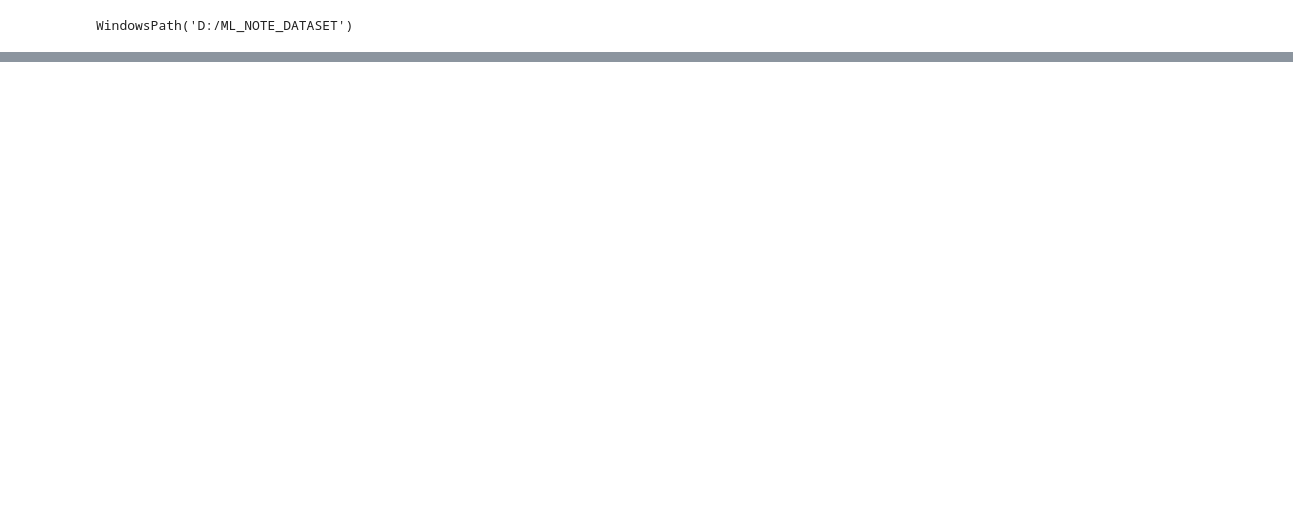
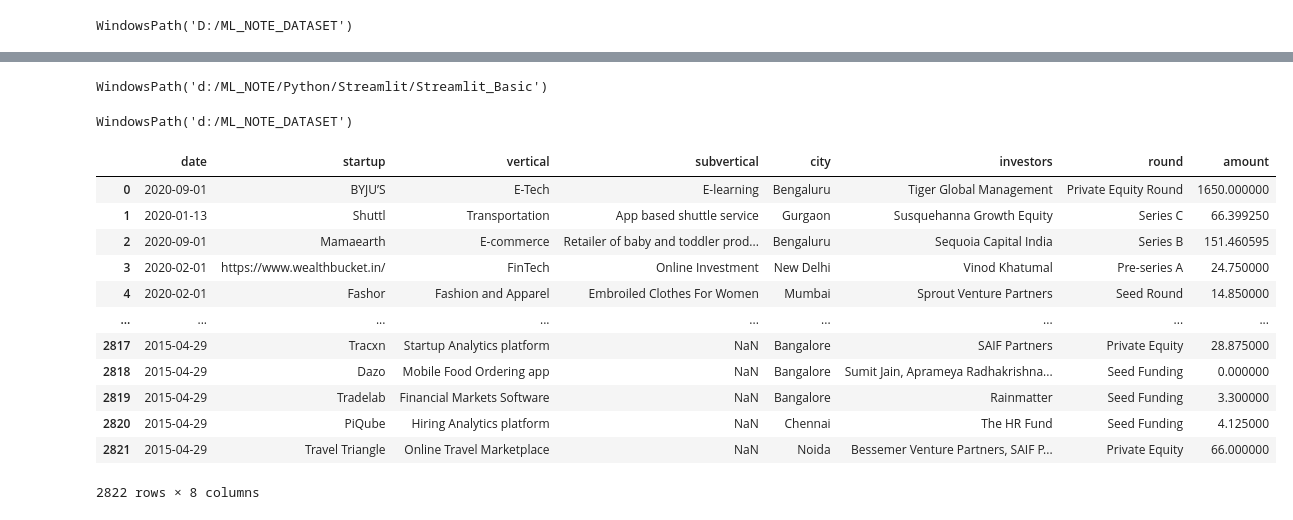
Before and after one commit to ndangol4873/ML_NOTE, a Jupyter notebook: Python/Streamlit/Streamlit_Basic/test.ipynb, the cells around one changed output, grey strips where cells are left out. Cells and saved outputs as stored; diff of their text form; code cells hidden in the pictures; blank space fills up the shorter version.

```diff
--- a/Python/Streamlit/Streamlit_Basic/test.ipynb
+++ b/Python/Streamlit/Streamlit_Basic/test.ipynb
@@ -24,0 +11,26 @@ DeltaGenerator()
+# %%
+Path (os.getcwd())
+# %% [output]
+WindowsPath('d:/ML_NOTE/Python/Streamlit/Streamlit_Basic')
+# %%
+dataset =Path("d:\ML_NOTE_DATASET")
+dataset
+# %% [output]
+WindowsPath('d:/ML_NOTE_DATASET')
+# %%
+df = pd.read_csv(f"{dataset}/startup_cleaned.csv")
+df
+# %% [output]
+|  | date | startup | vertical | subvertical | city | investors | round | amount |
+| 0 | 2020-09-01 | BYJU’S | E-Tech | E-learning | Bengaluru | Tiger Global Management | Private Equity Round | 1650.000000 |
+| 1 | 2020-01-13 | Shuttl | Transportation | App based shuttle service | Gurgaon | Susquehanna Growth Equity | Series C | 66.399250 |
+| 2 | 2020-09-01 | Mamaearth | E-commerce | Retailer of baby and toddler prod... | Bengaluru | Sequoia Capital India | Series B | 151.460595 |
+| 3 | 2020-02-01 | https://www.wealthbucket.in/ | FinTech | Online Investment | New Delhi | Vinod Khatumal | Pre-series A | 24.750000 |
+| 4 | 2020-02-01 | Fashor | Fashion and Apparel | Embroiled Clothes For Women | Mumbai | Sprout Venture Partners | Seed Round | 14.850000 |
+| ... | ... | ... | ... | ... | ... | ... | ... | ... |
+| 2817 | 2015-04-29 | Tracxn | Startup Analytics platform | NaN | Bangalore | SAIF Partners | Private Equity | 28.875000 |
+| 2818 | 2015-04-29 | Dazo | Mobile Food Ordering app | NaN | Bangalore | Sumit Jain, Aprameya Radhakrishna... | Seed Funding | 0.000000 |
+| 2819 | 2015-04-29 | Tradelab | Financial Markets Software | NaN | Bangalore | Rainmatter | Seed Funding | 3.300000 |
+| 2820 | 2015-04-29 | PiQube | Hiring Analytics platform | NaN | Chennai | The HR Fund | Seed Funding | 4.125000 |
+| 2821 | 2015-04-29 | Travel Triangle | Online Travel Marketplace | NaN | Noida | Bessemer Venture Partners, SAIF P... | Private Equity | 66.000000 |
+2822 rows × 8 columns
```
Also changed, not shown: parts of 3 cells of this notebook, 15 other files.
